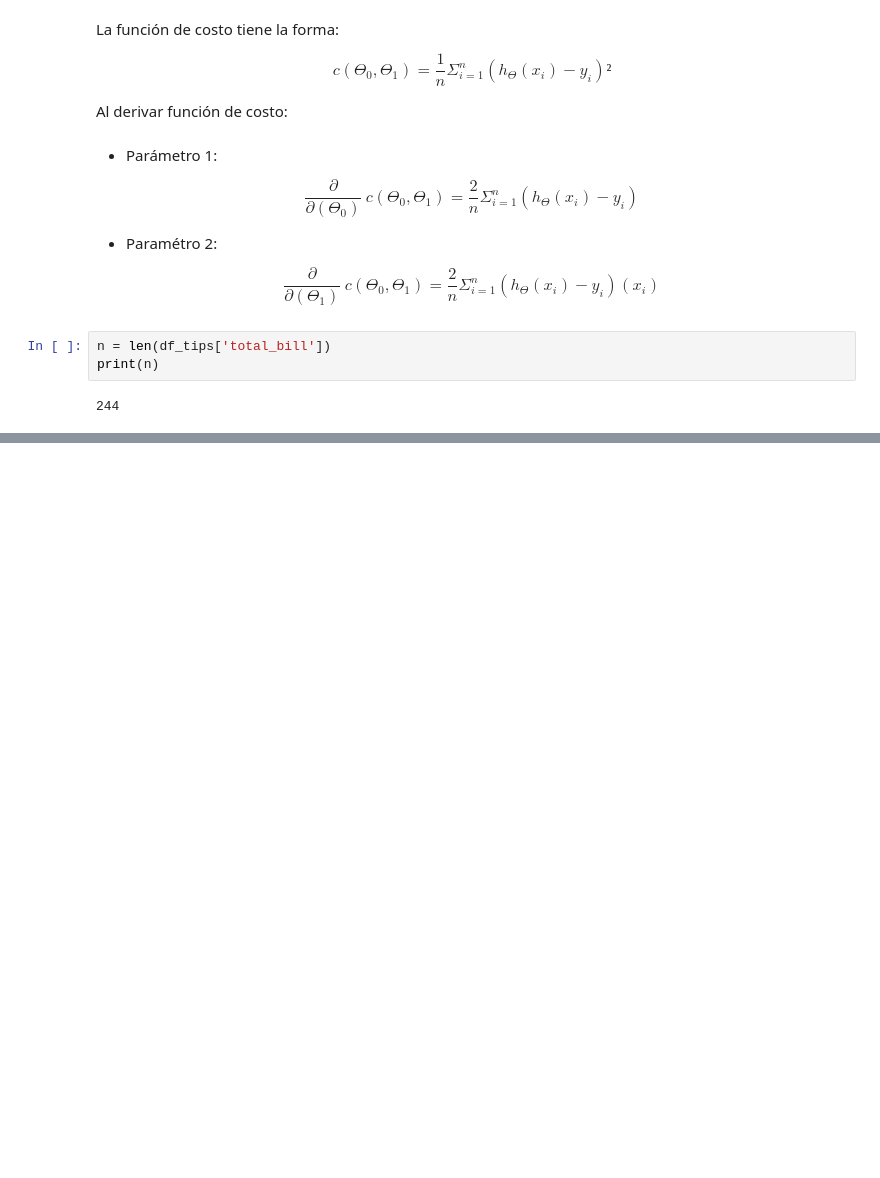
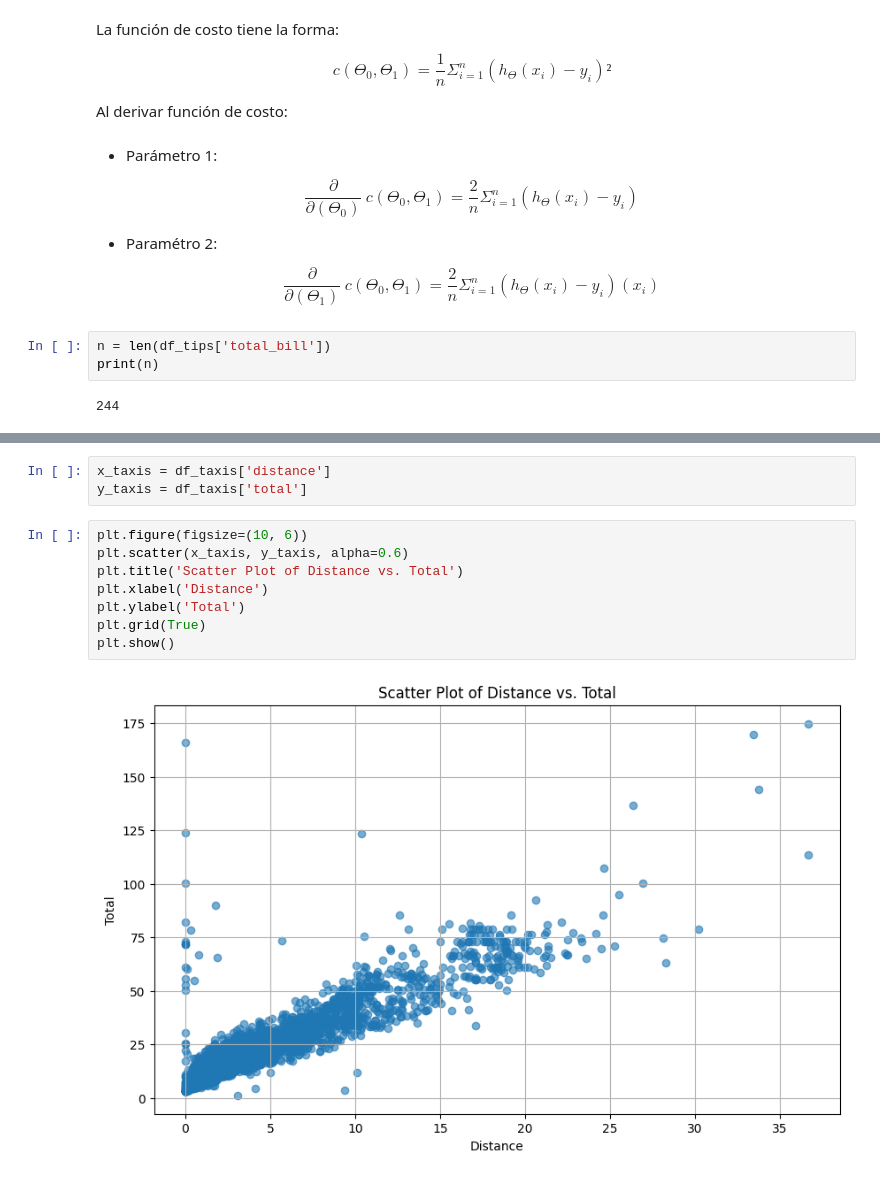
Before and after one commit to actelleza-maker/Ciencia-de-datos-con-IA, a Jupyter notebook: Copia_de_Hands_On_Introducción_a_la_Estadística_Inferencial.ipynb, the cells around one changed output, grey strips where cells are left out. Saved outputs shown, nothing was run; the diff lists cells and outputs as text; blank space fills up the shorter version.

```diff
--- a/Copia_de_Hands_On_Introducción_a_la_Estadística_Inferencial.ipynb
+++ b/Copia_de_Hands_On_Introducción_a_la_Estadística_Inferencial.ipynb
@@ -388,0 +508,13 @@ np.float64(1.0361579333785682)
+# %%
+x_taxis = df_taxis['distance']
+y_taxis = df_taxis['total']
+# %%
+plt.figure(figsize=(10, 6))
+plt.scatter(x_taxis, y_taxis, alpha=0.6)
+plt.title('Scatter Plot of Distance vs. Total')
+plt.xlabel('Distance')
+plt.ylabel('Total')
+plt.grid(True)
+plt.show()
+# %% [output]
+[figure, added]
```
Also changed, not shown: parts of 52 cells of this notebook.
